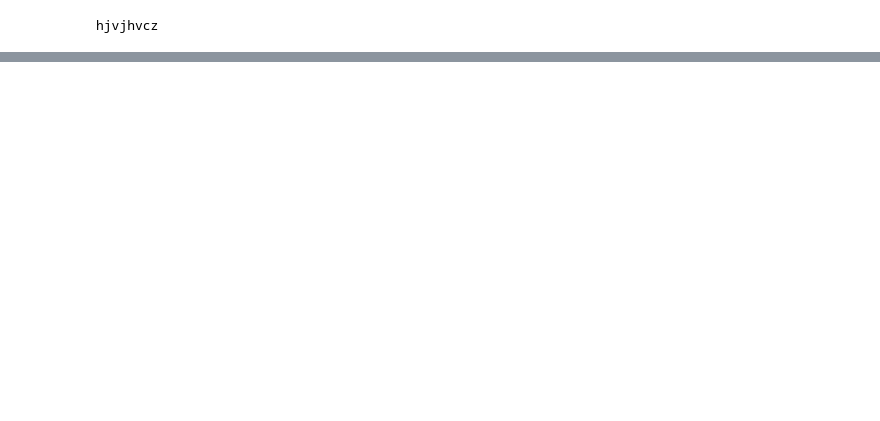
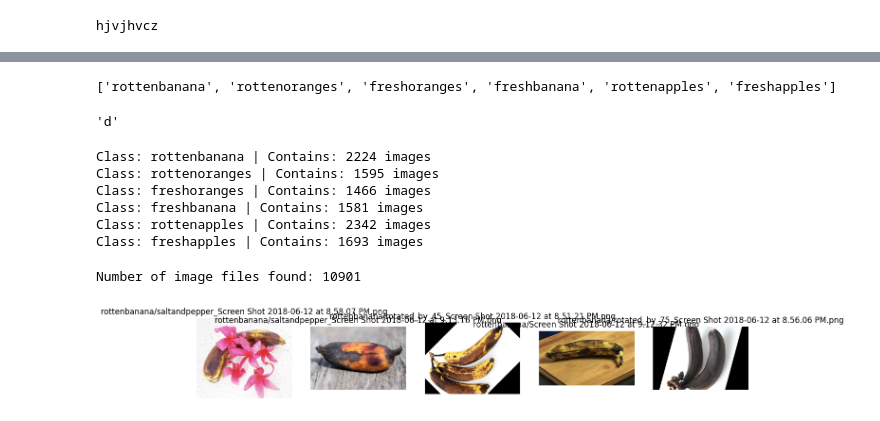
Before and after one commit to Pavan0-18/Fruit_image_classification-Fresh-vs-Rotten-, a Jupyter notebook: Final.ipynb, the cells around one changed output, grey strips where cells are left out. Drawn from its saved outputs; the diff is of its cells as text; code cells hidden in the pictures; blank space fills up the shorter version.

```diff
--- a/Final.ipynb
+++ b/Final.ipynb
@@ -176,0 +285,11 @@ Shape of the NumPy array: (1693,)
+# %%
+import os
+
+# List contents of the training directory
+print(os.listdir(train_data))
+# %% [output]
+['rottenbanana', 'rottenoranges', 'freshoranges', 'freshbanana', 'rottenapples', 'freshapples']
+# %%
+train_data[9]
+# %% [output]
+'d'
@@ -176,0 +298,67 @@ Shape of the NumPy array: (1693,)
+# %%
+
+for class_name in os.listdir(train_data):
+    class_dir = os.path.join(train_data, class_name)
+    print(f"Class: {class_name} | Contains: {len(os.listdir(class_dir))} images")
+# %% [output]
+Class: rottenbanana | Contains: 2224 images
+Class: rottenoranges | Contains: 1595 images
+Class: freshoranges | Contains: 1466 images
+Class: freshbanana | Contains: 1581 images
+Class: rottenapples | Contains: 2342 images
+Class: freshapples | Contains: 1693 images
+# %%
+# Initialize an empty list to hold the image paths
+image_files = []
+
+# Iterate over each class directory and collect image paths
+for class_dir in os.listdir(train_data):
+    class_path = os.path.join(train_data, class_dir)
+    if os.path.isdir(class_path):  # Check if it's a directory
+        for image in os.listdir(class_path):
+            # Add only files that are images (modify extensions as needed)
+            if image.endswith(('jpg', 'jpeg', 'png')):
+                image_files.append(os.path.join(class_dir, image))  # Save the relative path
+
+# Check how many images were found
+print(f"Number of image files found: {len(image_files)}")
+# %% [output]
+Number of image files found: 10901
+# %%
+import matplotlib.pyplot as plt
+from PIL import Image
+
+def display_images_from_directory(train_dir, image_files, num_images=5):
+    """
+    Displays a specified number of images from a directory.
+
+    Args:
+        train_dir (str): Path to the training directory.
+        image_files (list): List of image filenames within the directory.
+        num_images (int, optional): Number of images to display. Defaults to 5.
+    """
+
+    plt.figure(figsize=(15, 5))
+    for i in range(min(num_images, len(image_files))):  # Ensure we don't exceed available images
+        # Construct the full image path
+        image_path = os.path.join(train_dir, image_files[i])  # Class path is already included
+
+        # Check if the file exists before attempting to open it
+        if os.path.exists(image_path):
+            # Open image using PIL
+            img = Image.open(image_path)
+
+            # Convert image to array and plot it
+            plt.subplot(1, num_images, i + 1)
+            plt.imshow(img)
+            plt.title(image_files[i])  # Display image filename as title
+            plt.axis("off")
+        else:
+            print(f"Image not found: {image_path}")
+
+    plt.show()  # Show all images at once
+
+# Display a few images from the dataset
+display_images_from_directory(train_data, image_files, num_images=5)
+# %% [output]
+[figure, added]
```
Also changed, not shown: parts of 21 cells of this notebook.
